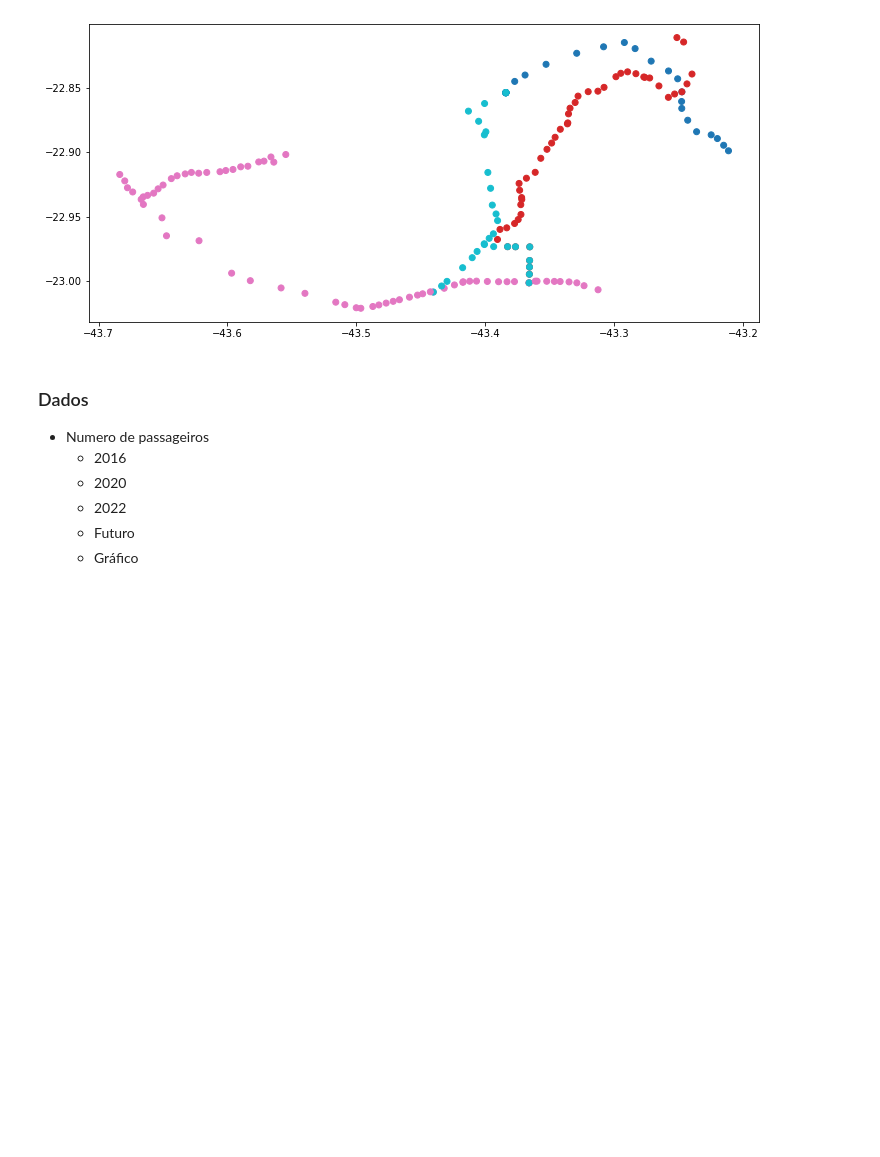
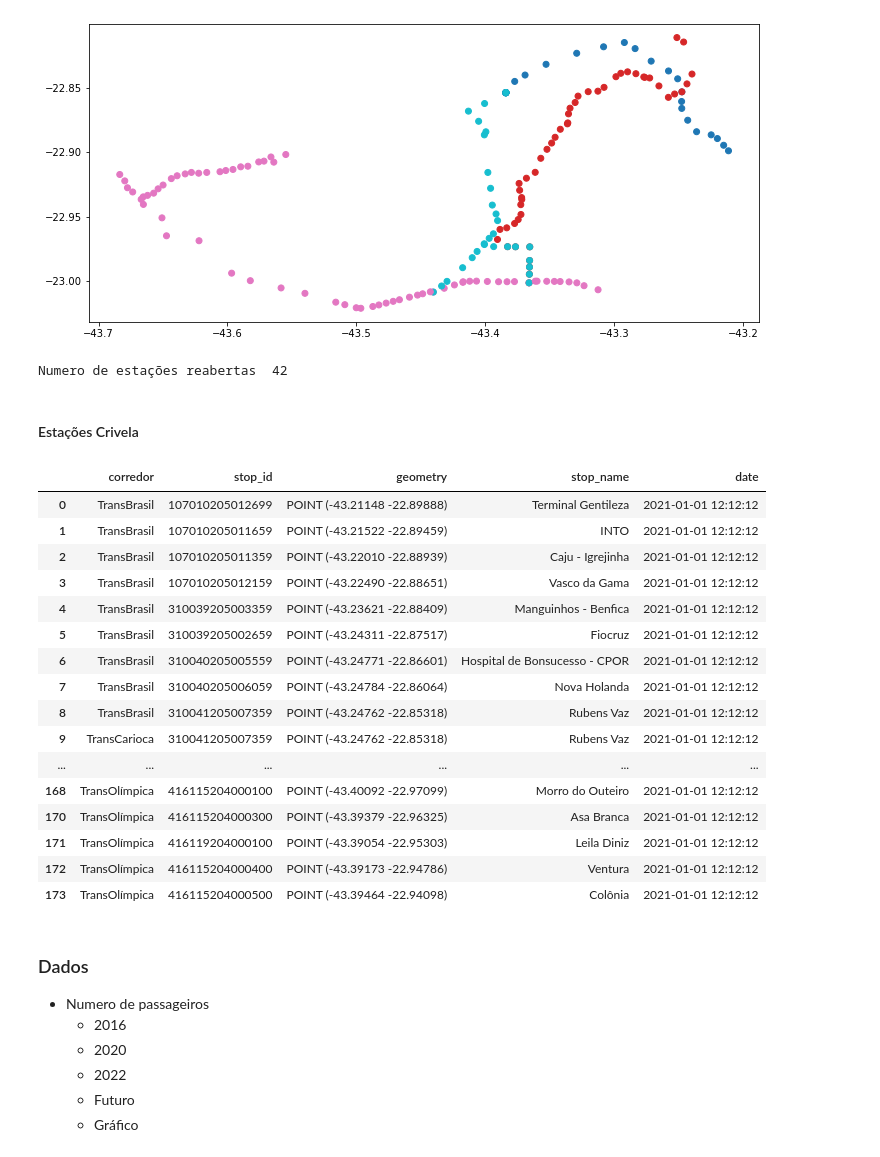
Before and after one commit to prefeitura-rio/webflow, a Jupyter notebook: stories/brt/code/treat_brt_data.ipynb, the cells around one changed output. Drawn from its saved outputs; the diff is of its cells as text; code cells hidden in the pictures; blank space fills up the shorter version.

```diff
--- a/stories/brt/code/treat_brt_data.ipynb
+++ b/stories/brt/code/treat_brt_data.ipynb
@@ -89,7 +87,9 @@ a = shapes[shapes['corredor'] == 'TransCarioca']
 # %%
 shapes['geometry'] = shapes['shape'].apply(loads)
+# %%
+shapes_unique = shapes.groupby('linha_gtfs').first().reset_index()
 # %%
-corredores = shapes[~shapes['corredor'].isna()].dissolve('corredor')
+corredores = shapes_unique[~shapes_unique['corredor'].isna()].dissolve('corredor')
 # %%
 corredores.reset_index().plot(column = 'corredor', figsize=(12,12))
 # %% [output]
@@ -197,6 +197,32 @@ gpd.GeoDataFrame(estacoes_final).plot(column='corredor',  figsize=(12,12))
 [figure]
 # %%
 estacoes_final.to_csv('data/treated/estacoes.csv')
+# %%
+print('Numero de estações reabertas ', len(estacoes[estacoes['date'].apply(lambda x: x.split(' ')[0]) != '2021-01-01']))
+# %% [output]
+Numero de estações reabertas  42
+# %% [markdown]
+#### Estações Crivela
+# %%
+estacoes_final[estacoes_final['date'].apply(lambda x: x.split(' ')[0]) == '2021-01-01']
+# %% [output]
+|  | corredor | stop_id | geometry | stop_name | date |
+| 0 | TransBrasil | 107010205012699 | POINT (-43.21148 -22.89888) | Terminal Gentileza | 2021-01-01 12:12:12 |
+| 1 | TransBrasil | 107010205011659 | POINT (-43.21522 -22.89459) | INTO | 2021-01-01 12:12:12 |
+| 2 | TransBrasil | 107010205011359 | POINT (-43.22010 -22.88939) | Caju - Igrejinha | 2021-01-01 12:12:12 |
+| 3 | TransBrasil | 107010205012159 | POINT (-43.22490 -22.88651) | Vasco da Gama | 2021-01-01 12:12:12 |
+| 4 | TransBrasil | 310039205003359 | POINT (-43.23621 -22.88409) | Manguinhos - Benfica | 2021-01-01 12:12:12 |
+| 5 | TransBrasil | 310039205002659 | POINT (-43.24311 -22.87517) | Fiocruz | 2021-01-01 12:12:12 |
+| 6 | TransBrasil | 310040205005559 | POINT (-43.24771 -22.86601) | Hospital de Bonsucesso - CPOR | 2021-01-01 12:12:12 |
+| 7 | TransBrasil | 310040205006059 | POINT (-43.24784 -22.86064) | Nova Holanda | 2021-01-01 12:12:12 |
+| 8 | TransBrasil | 310041205007359 | POINT (-43.24762 -22.85318) | Rubens Vaz | 2021-01-01 12:12:12 |
+| 9 | TransCarioca | 310041205007359 | POINT (-43.24762 -22.85318) | Rubens Vaz | 2021-01-01 12:12:12 |
+| ... | ... | ... | ... | ... | ... |
+| 168 | TransOlímpica | 416115204000100 | POINT (-43.40092 -22.97099) | Morro do Outeiro | 2021-01-01 12:12:12 |
+| 170 | TransOlímpica | 416115204000300 | POINT (-43.39379 -22.96325) | Asa Branca | 2021-01-01 12:12:12 |
+| 171 | TransOlímpica | 416119204000100 | POINT (-43.39054 -22.95303) | Leila Diniz | 2021-01-01 12:12:12 |
+| 172 | TransOlímpica | 416115204000400 | POINT (-43.39173 -22.94786) | Ventura | 2021-01-01 12:12:12 |
+| 173 | TransOlímpica | 416115204000500 | POINT (-43.39464 -22.94098) | Colônia | 2021-01-01 12:12:12 |
 # %% [markdown]
 ### Dados
 
```
Also changed, not shown: parts of 10 cells of this notebook.
